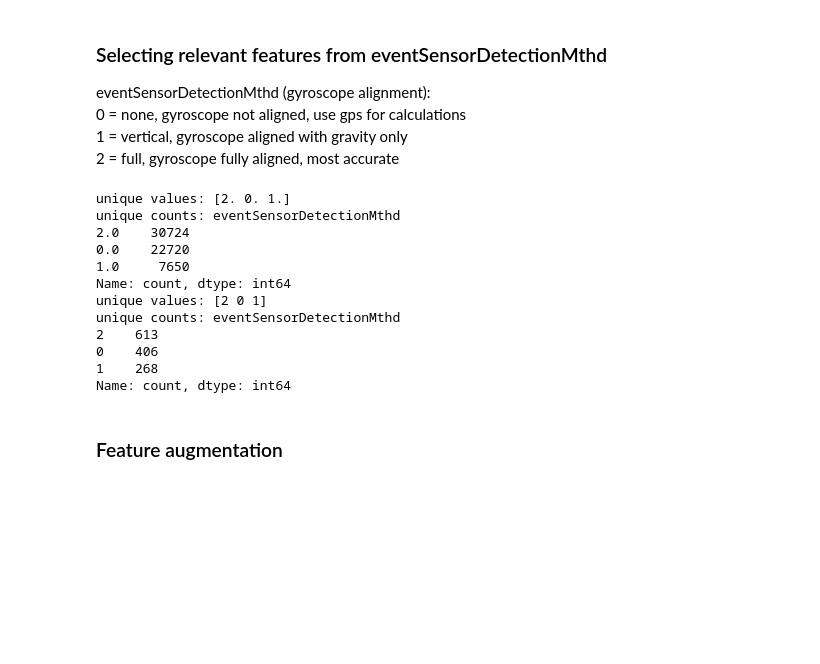
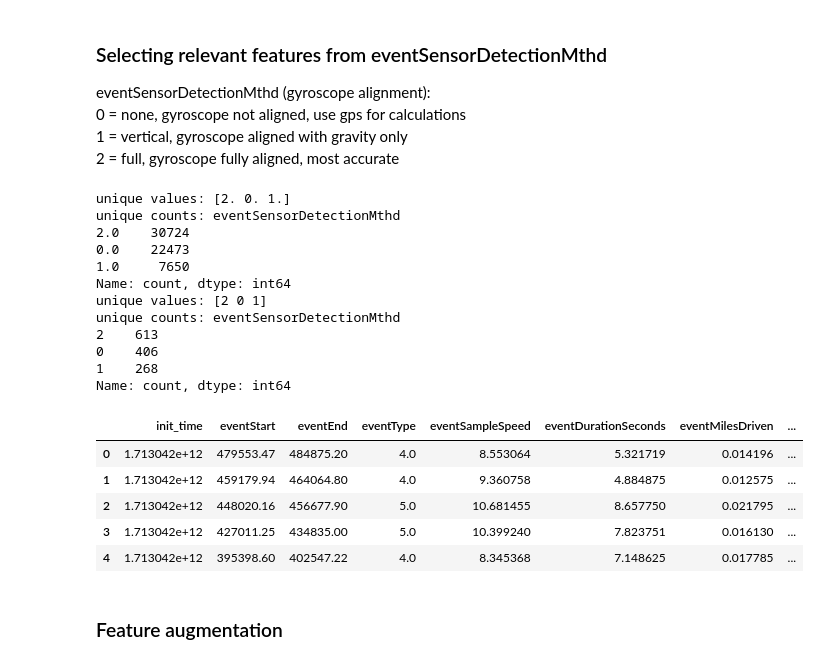
Before and after one commit to anvitha-sm/turns-classification-arity, a Jupyter notebook: turns-classification-arity.ipynb, the cells around one changed output. Saved outputs shown, nothing was run; the diff lists cells and outputs as text; code cells hidden in the pictures; blank space fills up the shorter version.

```diff
--- a/turns-classification-arity.ipynb
+++ b/turns-classification-arity.ipynb
@@ -219,8 +284,10 @@ def get_relevant_features(df):
     print("unique values:", df['eventSensorDetectionMthd'].unique())
     print("unique counts:", df['eventSensorDetectionMthd'].value_counts())
 
+    df['eventSensorDetectionMthd'] = df['eventSensorDetectionMthd'].astype(int)
+
     # One-hot encode eventSensorDetectionMthd
-    df_encoded = pd.get_dummies(df, columns=['eventSensorDetectionMthd'], prefix='eventSensorDetectionMthd')
+    df_encoded = pd.get_dummies(df, columns=['eventSensorDetectionMthd'], prefix='eventSensorDetectionMthd', dtype=int)
 
     # Make sure all one-hot columns exist
     for col in ['eventSensorDetectionMthd_0', 'eventSensorDetectionMthd_1', 'eventSensorDetectionMthd_2']:
@@ -228,12 +295,12 @@ def get_relevant_features(df):
             df_encoded[col] = 0
 
     # Initialize the new columns with NaN
-    df_encoded['radius'] = None
-    df_encoded['angleChange'] = None
-    df_encoded['angularChangePerSecond'] = None
-    df_encoded['medianAcc'] = None
-    df_encoded['p75Acc'] = None
-    df_encoded['p95Acc'] = None
+    df_encoded['radius'] = np.nan
+    df_encoded['angleChange'] = np.nan
+    df_encoded['angularChangePerSecond'] = np.nan
+    df_encoded['medianAcc'] = np.nan
+    df_encoded['p75Acc'] = np.nan
+    df_encoded['p95Acc'] = np.nan
 
     # Alignment State 0 (use GPS)
     if 'eventSensorDetectionMthd_0' in df_encoded.columns:
@@ -302,7 +369,7 @@ android_data = get_relevant_features(android_data)
 unique values: [2. 0. 1.]
 unique counts: eventSensorDetectionMthd
 2.0    30724
-0.0    22720
+0.0    22473
 1.0     7650
 Name: count, dtype: int64
 unique values: [2 0 1]
@@ -311,3 +378,12 @@ unique counts: eventSensorDetectionMthd
 0    406
 1    268
 Name: count, dtype: int64
+# %%
+ios_data.head()
+# %% [output]
+|  | init_time | eventStart | eventEnd | eventType | eventSampleSpeed | eventDurationSeconds | eventMilesDriven | ... |
+| 0 | 1.713042e+12 | 479553.47 | 484875.20 | 4.0 | 8.553064 | 5.321719 | 0.014196 | ... |
+| 1 | 1.713042e+12 | 459179.94 | 464064.80 | 4.0 | 9.360758 | 4.884875 | 0.012575 | ... |
+| 2 | 1.713042e+12 | 448020.16 | 456677.90 | 5.0 | 10.681455 | 8.657750 | 0.021795 | ... |
+| 3 | 1.713042e+12 | 427011.25 | 434835.00 | 5.0 | 10.399240 | 7.823751 | 0.016130 | ... |
+| 4 | 1.713042e+12 | 395398.60 | 402547.22 | 4.0 | 8.345368 | 7.148625 | 0.017785 | ... |
```
Also changed, not shown: parts of 33 cells of this notebook.
